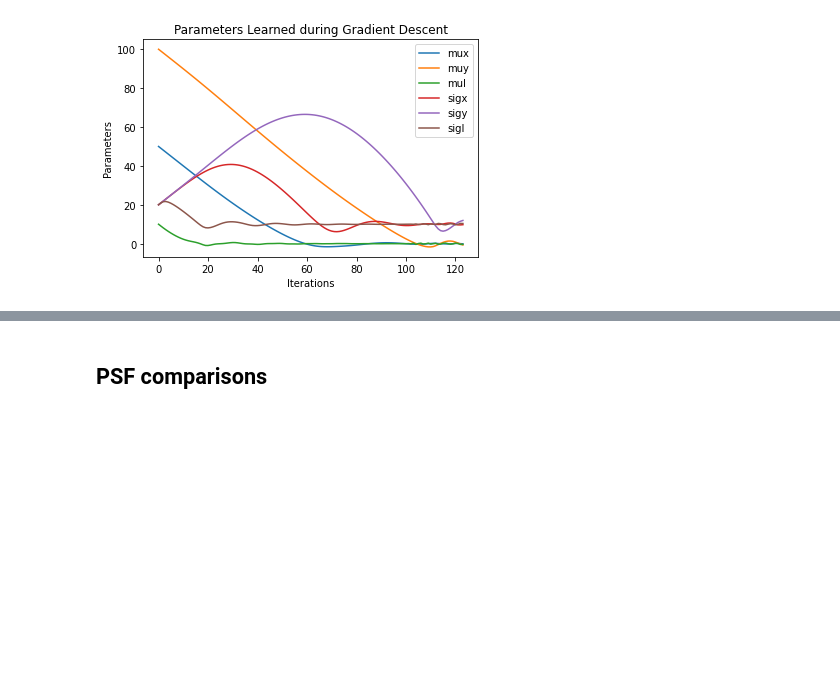
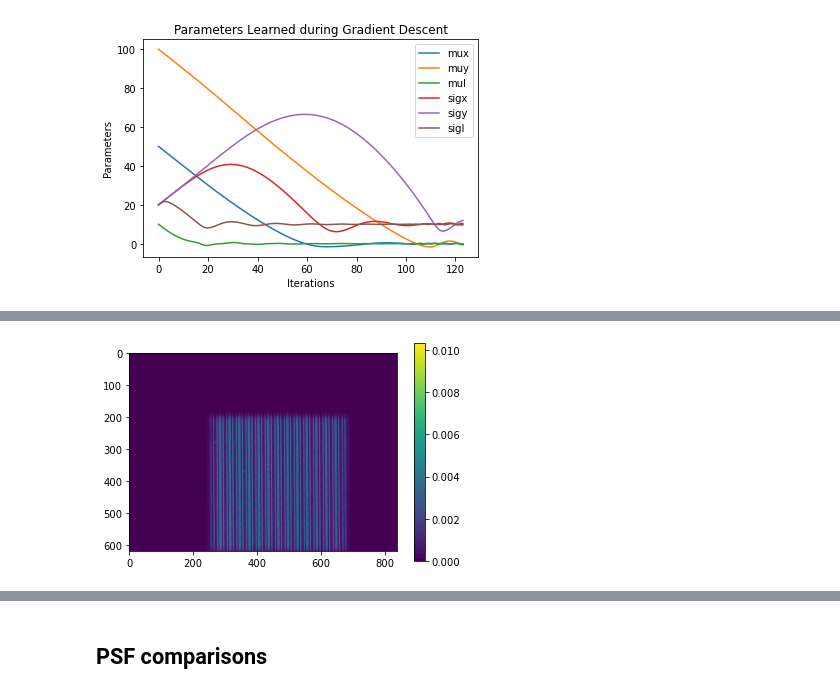
Before and after one commit to neerja/spectralmicroscope_gaussiansplatting, a Jupyter notebook: GaussSplatting/gaussian_localization.ipynb, the cells around one changed output, grey strips where cells are left out. Drawn from its saved outputs; the diff is of its cells as text; code cells hidden in the pictures; blank space fills up the shorter version.

```diff
--- a/GaussSplatting/gaussian_localization.ipynb
+++ b/GaussSplatting/gaussian_localization.ipynb
@@ -306,0 +343,23 @@ frames_images[0].save(
+# %%
+# Define a Gaussian object with initialized values
+
+# Initialized guess parameters -- must be floats
+muy_init = 100.
+mux_init = 50.
+mul_init = 0.
+sigy_init = 10.
+sigx_init = 10.
+sigl_init = 10.
+lr = 1.
+
+g_init = gp.GaussObject(muy_init,mux_init,mul_init,sigy_init,sigx_init,sigl_init,learningrate=lr_init)
+
+# Measurement
+g_init_meas = gp.forwardSingleGauss(g_init, NX, NY, NL, h, m)
+g_init_meas = g_init_meas/torch.norm(g_init_meas)
+plt.figure()
+plt.imshow(g_init_meas.detach().numpy())
+plt.colorbar()
+plt.show()
+# %% [output]
+[figure, added]
```
Also changed, not shown: parts of 4 cells of this notebook, 3 other files.
